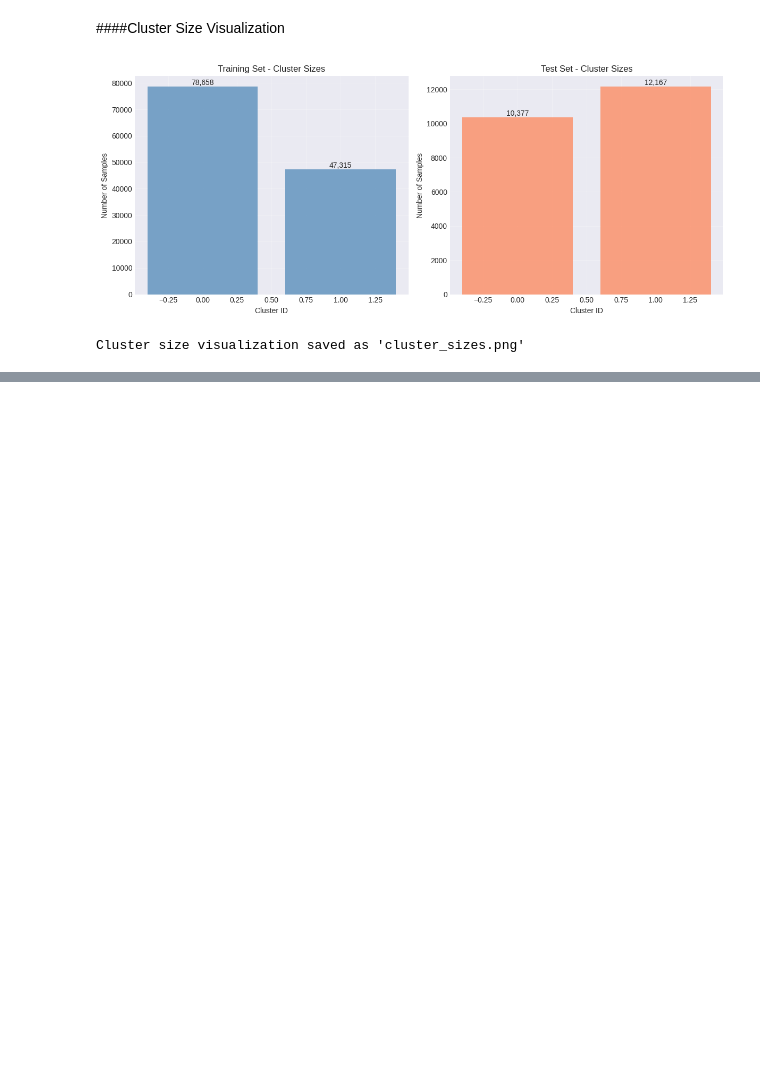
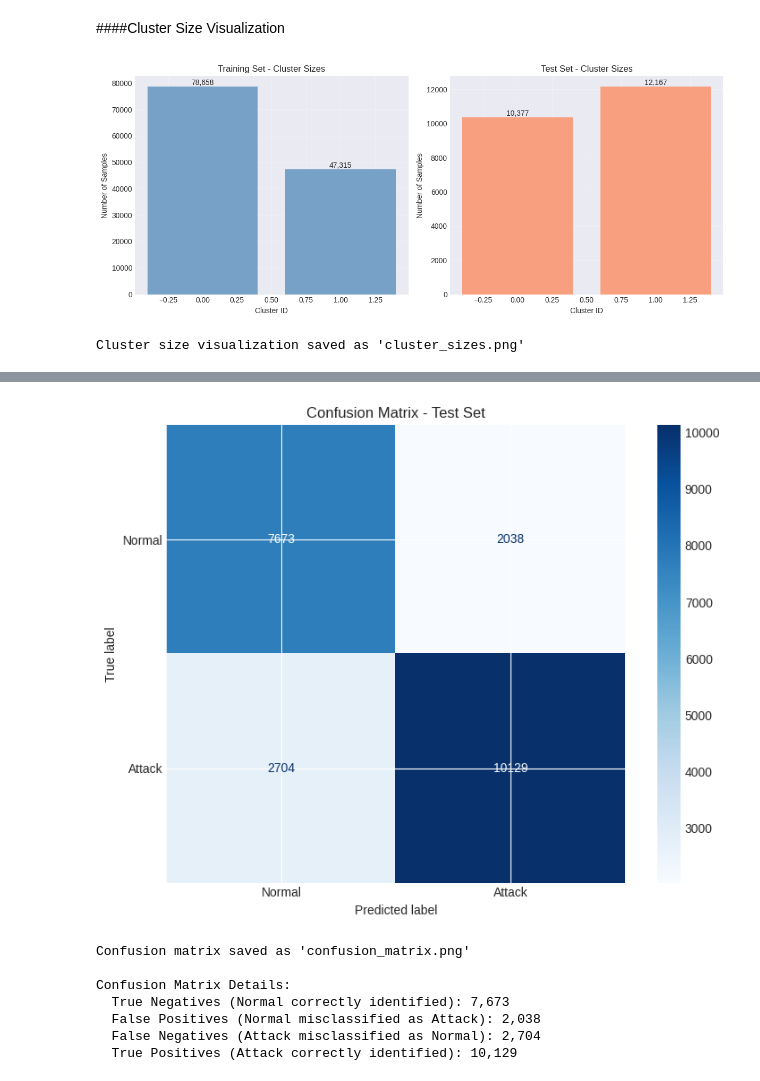
Before and after one commit to RansiluRanasinghe/unsupervised-intrusion-detection-nsl-kdd, a Jupyter notebook: Notebook/Unsupervised_Intrusion_Detection_NSL_KDD.ipynb, the cells around one changed output, grey strips where cells are left out. Cells and saved outputs as stored; diff of their text form; code cells hidden in the pictures; blank space fills up the shorter version.

Commit message:
Evaluated the model with Confusion matrix

```diff
--- a/Notebook/Unsupervised_Intrusion_Detection_NSL_KDD.ipynb
+++ b/Notebook/Unsupervised_Intrusion_Detection_NSL_KDD.ipynb
@@ -528,0 +613,3 @@ Cluster size visualization saved as 'cluster_sizes.png'
+# %%
+print("Test Set Evaluation:")
+test_results, test_attack_cluster, test_predictions = evaluate_cluster_purity(test_clusters, y_test, "Test")
@@ -528,0 +632,32 @@ Cluster size visualization saved as 'cluster_sizes.png'
+# %%
+y_test_binary = (y_test != "normal").astype(int)
+
+from sklearn.metrics import confusion_matrix, ConfusionMatrixDisplay
+
+cm = confusion_matrix(y_test_binary, test_predictions)
+disp = ConfusionMatrixDisplay(confusion_matrix=cm, display_labels=['Normal', 'Attack'])
+
+fig, ax = plt.subplots(figsize=(8, 6))
+disp.plot(cmap='Blues', ax=ax, values_format='d')
+ax.set_title('Confusion Matrix - Test Set')
+plt.tight_layout()
+plt.savefig('confusion_matrix.png', dpi=100, bbox_inches='tight')
+plt.show()
+
+print("Confusion matrix saved as 'confusion_matrix.png'")
+
+tn, fp, fn, tp = cm.ravel()
+print(f"\nConfusion Matrix Details:")
+print(f"  True Negatives (Normal correctly identified): {tn:,}")
+print(f"  False Positives (Normal misclassified as Attack): {fp:,}")
+print(f"  False Negatives (Attack misclassified as Normal): {fn:,}")
+print(f"  True Positives (Attack correctly identified): {tp:,}")
+# %% [output]
+[figure, added]
+Confusion matrix saved as 'confusion_matrix.png'
+
+Confusion Matrix Details:
+  True Negatives (Normal correctly identified): 7,673
+  False Positives (Normal misclassified as Attack): 2,038
+  False Negatives (Attack misclassified as Normal): 2,704
+  True Positives (Attack correctly identified): 10,129
```
Also changed, not shown: parts of 4 cells of this notebook.
